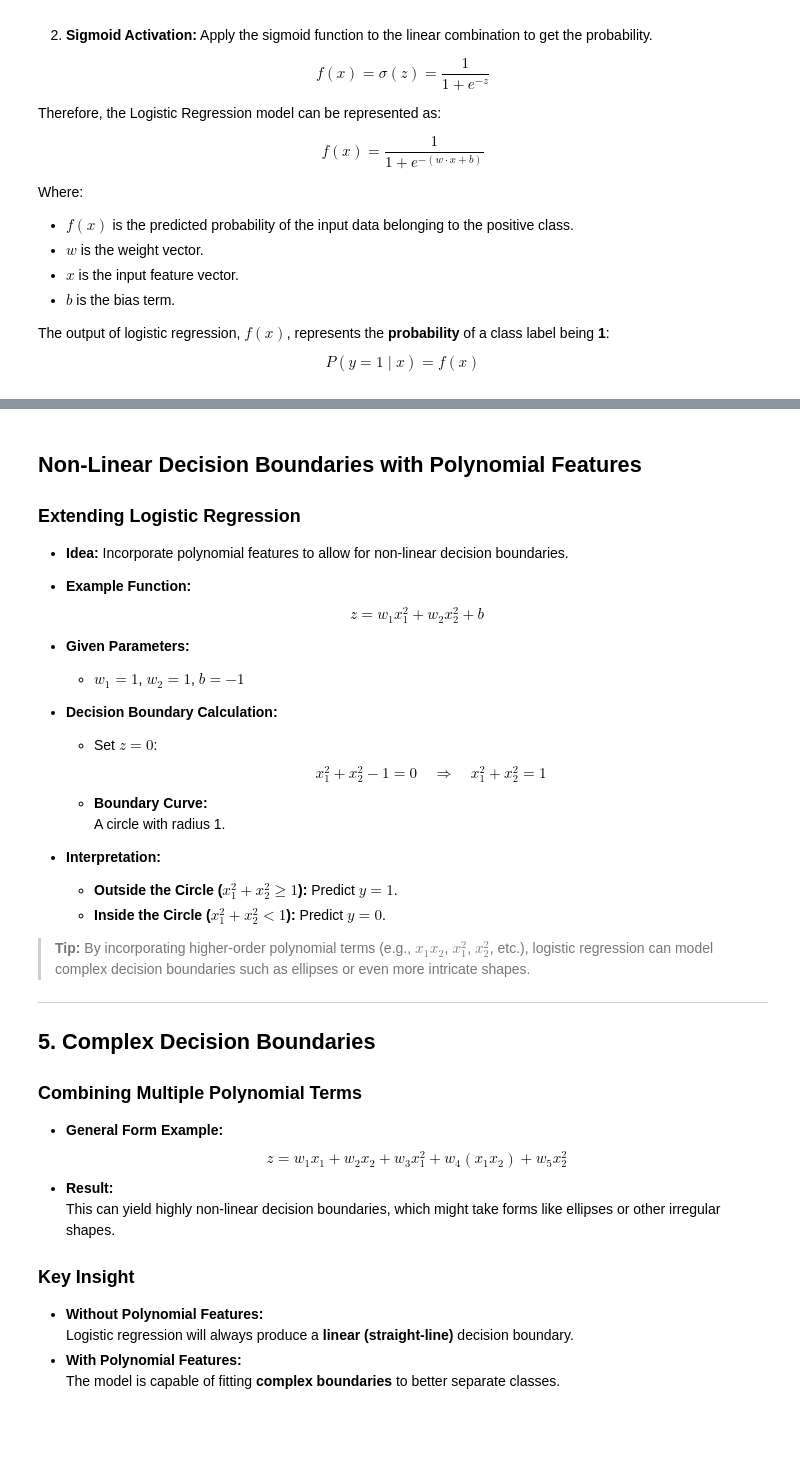
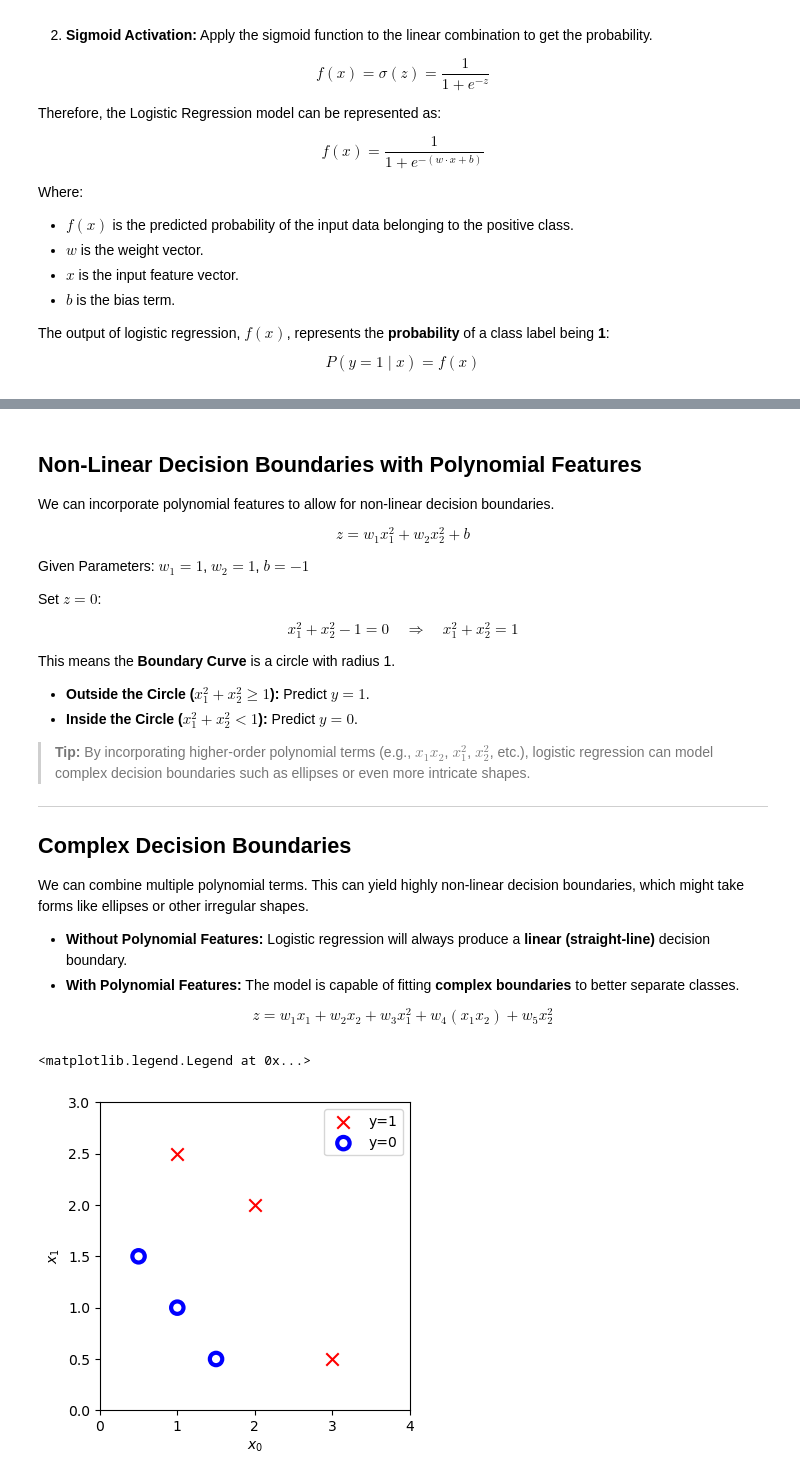
Before and after one commit to AidenHadisi/ml-journey, a Jupyter notebook: 011_logistic_regression.ipynb, the cells around one changed output, grey strips where cells are left out. Drawn from its saved outputs; the diff is of its cells as text; code cells hidden in the pictures; blank space fills up the shorter version.

```diff
--- a/011_logistic_regression.ipynb
+++ b/011_logistic_regression.ipynb
@@ -149,38 +208,51 @@ $$
 # %% [markdown]
 ## Non-Linear Decision Boundaries with Polynomial Features
 
-### Extending Logistic Regression
-- **Idea:** Incorporate polynomial features to allow for non-linear decision boundaries.
-- **Example Function:**
-  $$z = w_1 x_1^2 + w_2 x_2^2 + b$$
+We can incorporate polynomial features to allow for non-linear decision boundaries.
 
-- **Given Parameters:**
-  - $w_1 = 1$, $w_2 = 1$, $b = -1$
+$$
+z = w_1 x_1^2 + w_2 x_2^2 + b
+$$
 
-- **Decision Boundary Calculation:**
-  - Set $z = 0$:
-    $$x_1^2 + x_2^2 - 1 = 0 \quad \Rightarrow \quad x_1^2 + x_2^2 = 1$$
-  - **Boundary Curve:**
-    A circle with radius 1.
+Given Parameters: $w_1 = 1$, $w_2 = 1$, $b = -1$
 
-- **Interpretation:**
-  - **Outside the Circle ($x_1^2 + x_2^2 \geq 1$):** Predict $y = 1$.
-  - **Inside the Circle ($x_1^2 + x_2^2 < 1$):** Predict $y = 0$.
+Set $z = 0$:
+
+$$x_1^2 + x_2^2 - 1 = 0 \quad \Rightarrow \quad x_1^2 + x_2^2 = 1$$
+
+This means the **Boundary Curve** is a circle with radius 1.
+- **Outside the Circle ($x_1^2 + x_2^2 \geq 1$):** Predict $y = 1$.
+- **Inside the Circle ($x_1^2 + x_2^2 < 1$):** Predict $y = 0$.
 
 > **Tip:** By incorporating higher-order polynomial terms (e.g., $x_1x_2$, $x_1^2$, $x_2^2$, etc.), logistic regression can model complex decision boundaries such as ellipses or even more intricate shapes.
 
 ---
 
-## 5. Complex Decision Boundaries
+## Complex Decision Boundaries
 
-### Combining Multiple Polynomial Terms
-- **General Form Example:**
-  $$z = w_1 x_1 + w_2 x_2 + w_3 x_1^2 + w_4 (x_1x_2) + w_5 x_2^2$$
-- **Result:**
-  This can yield highly non-linear decision boundaries, which might take forms like ellipses or other irregular shapes.
+We can combine multiple polynomial terms. This can yield highly non-linear decision boundaries, which might take forms like ellipses or other irregular shapes.
+- **Without Polynomial Features:** Logistic regression will always produce a **linear (straight-line)** decision boundary.
+- **With Polynomial Features:** The model is capable of fitting **complex boundaries** to better separate classes.
 
-### Key Insight
-- **Without Polynomial Features:**
-  Logistic regression will always produce a **linear (straight-line)** decision boundary.
-- **With Polynomial Features:**
-  The model is capable of fitting **complex boundaries** to better separate classes.
+$$z = w_1 x_1 + w_2 x_2 + w_3 x_1^2 + w_4 (x_1x_2) + w_5 x_2^2$$
+# %%
+X = np.array([[0.5, 1.5], [1,1], [1.5, 0.5], [3, 0.5], [2, 2], [1, 2.5]])
+y = np.array([0, 0, 0, 1, 1, 1]).reshape(-1,1)
+# %%
+fig, ax = plt.subplots(figsize=(4,4))
+
+# Find Indices of Positive and Negative Examples
+pos_x0 = X[(y==1).flatten(), 0]
+neg_x0 = X[(y==0).flatten(), 0]
+pos_x1 = X[(y==1).flatten(), 1]
+neg_x1 = X[(y==0).flatten(), 1]
+
+ax.scatter(pos_x0, pos_x1, marker='x', s=80, c='red', label="y=1")
+ax.scatter(neg_x0, neg_x1, marker='o', s=80, label="y=0", facecolors='none', edgecolors="blue", lw=3)
+ax.set_ylabel('$x_1$')
+ax.set_xlabel('$x_0$')
+ax.axis([0, 4, 0, 3])
+ax.legend()
+# %% [output]
+<matplotlib.legend.Legend at 0x...>
+[figure, added]
```
Also changed, not shown: parts of 12 cells of this notebook, 1 other file.
